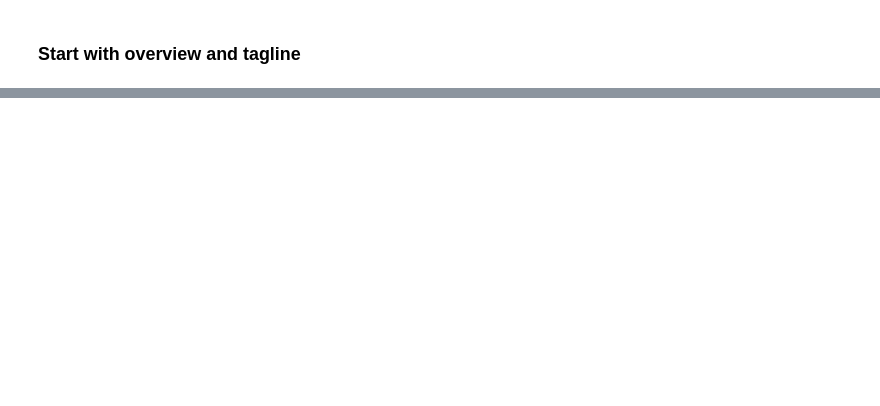
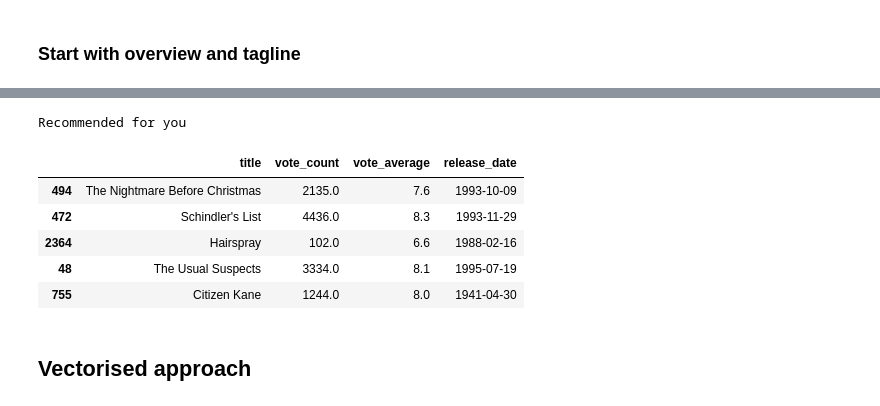
Before and after one commit to chykey1/Recommender-System, a Jupyter notebook: Recommender System V1.ipynb, the cells around one changed output, grey strips where cells are left out. Drawn from its saved outputs; the diff is of its cells as text; code cells hidden in the pictures; blank space fills up the shorter version.

```diff
--- a/Recommender System V1.ipynb
+++ b/Recommender System V1.ipynb
@@ -329,0 +394,18 @@ GetSimilarMovies(Data, "Ratatouille")
+# %%
+#Matrix of all user movie ratings
+UserMovies = pd.pivot_table(Ratings, columns="userId", values="rating", index="movieId")
+
+#Similarity between user 4 and 2
+User4Idx = 4
+User2Idx = 2
+
+#Get movies rated by both
+Temp = UserMovies[(UserMovies[4].isna() == False) & (UserMovies[2].isna() == False)].T # Movies rated by both users
+
+# Get ratings of movies rated by user 4 and user 2
+User4 = np.array(Temp.loc[4].dropna())
+User2 = np.array(Temp.loc[2].dropna())
+
+# Calculate taste similarity
+Similarity = np.sqrt(((User4 - User2)**2).sum()) # User similarity by euclidian distance
+Similarity
@@ -329,0 +422,38 @@ GetSimilarMovies(Data, "Ratatouille")
+# %%
+# Pick random similar users
+Users = [User2Idx, 10, 11, 21, 33]
+Temp = UserMovies
+UserRatings = {}
+
+#Get average movies rating for each of these users (all movies)
+for User in Users:
+    UserRatings[User] = UserMovies[User].mean()
+
+
+#Get all movies not rated by user 4 but rated by at least half of the others
+Temp = Temp[Temp[User4Idx].isna() == True][Users].dropna(thresh=np.floor(len(Users) / 2))
+
+#Adjust each users ratings by that users average rating, what to distinguish what "like" actually means for each user
+for User in Idxs:
+    Temp[User] = Temp[User] - UserRatings[User]
+
+#Find averages for each movie
+RecommendedMovies = Temp.mean(axis=1).sort_values(ascending=False).head(5).index.values
+
+#Sort movies by how above average they are
+Temp = Data[Data["movieId"].isin(RecommendedMovies)]
+Temp["sorter"] = dict(zip(RecommendedMovies, range(len(RecommendedMovies))))
+
+#Recommend
+print("Recommended for you")
+Temp.sort_values("sorter")[["title", "vote_count", "vote_average", "release_date"]]
+# %% [output]
+Recommended for you
+|  | title | vote_count | vote_average | release_date |
+| 494 | The Nightmare Before Christmas | 2135.0 | 7.6 | 1993-10-09 |
+| 472 | Schindler's List | 4436.0 | 8.3 | 1993-11-29 |
+| 2364 | Hairspray | 102.0 | 6.6 | 1988-02-16 |
+| 48 | The Usual Suspects | 3334.0 | 8.1 | 1995-07-19 |
+| 755 | Citizen Kane | 1244.0 | 8.0 | 1941-04-30 |
+# %% [markdown]
+## Vectorised approach
```
Also changed, not shown: parts of 21 cells of this notebook.
